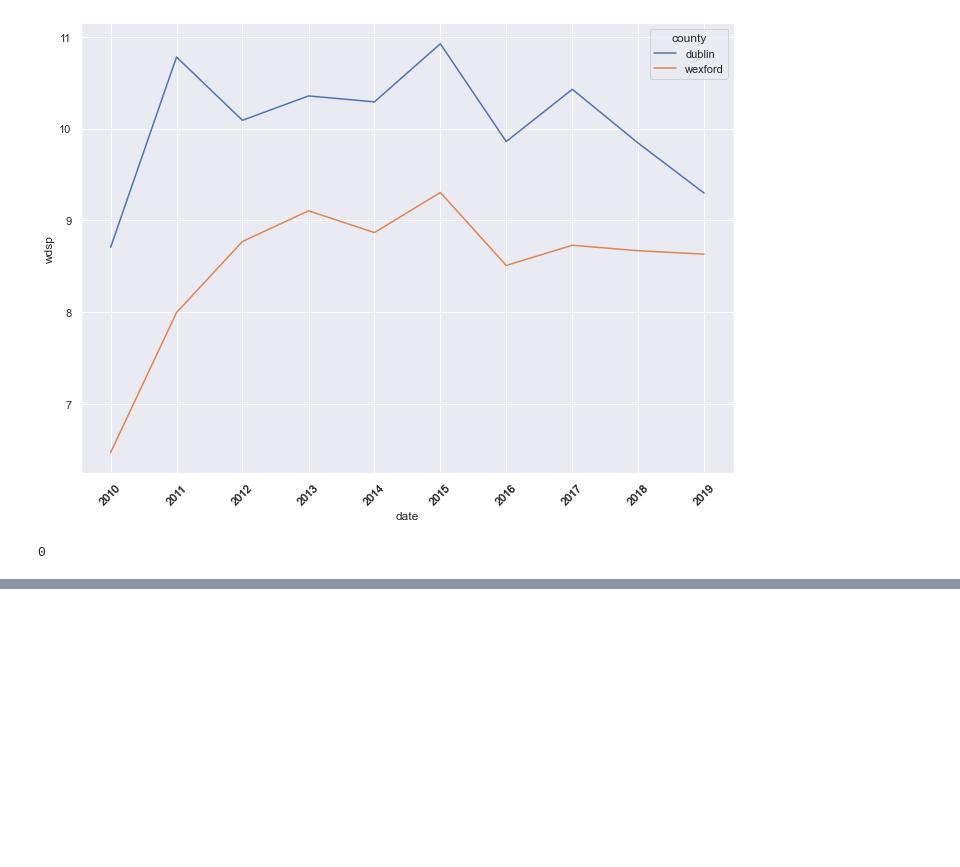
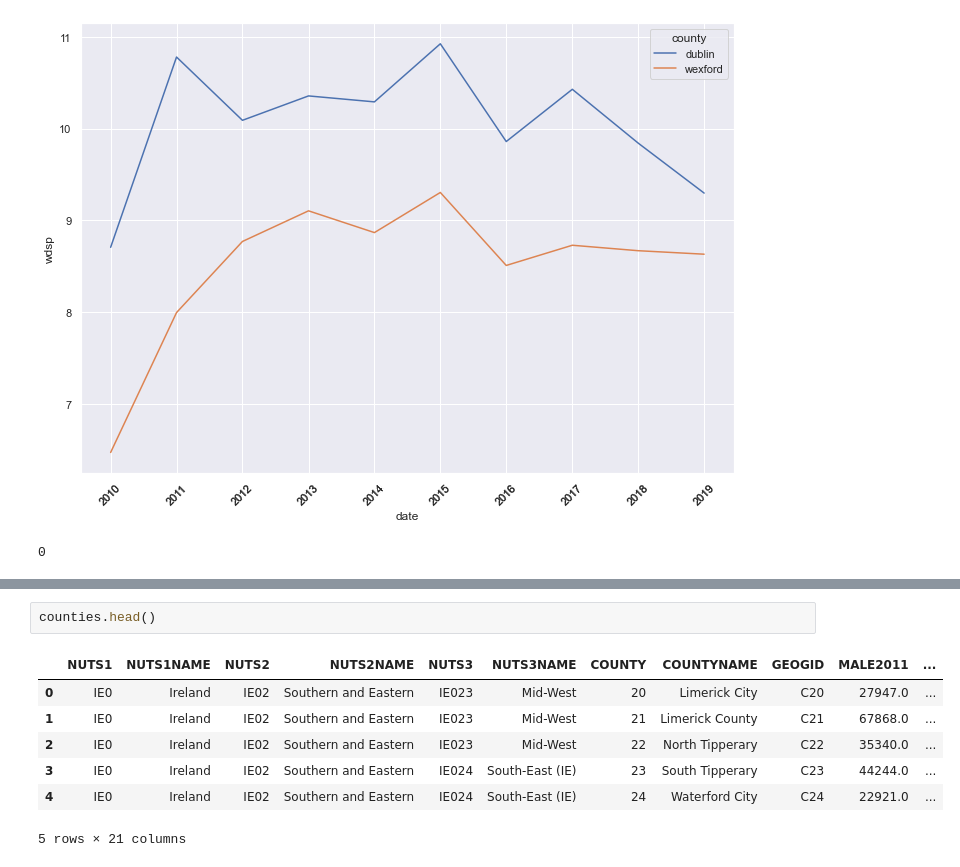
Before and after one commit to oislen/IrishClimateChange, a Jupyter notebook: scripts/02_data_analysis.ipynb, the cells around one changed output, grey strips where cells are left out. Cells and saved outputs as stored; diff of their text form; blank space fills up the shorter version.

```diff
--- a/scripts/02_data_analysis.ipynb
+++ b/scripts/02_data_analysis.ipynb
@@ -92,0 +89,10 @@ time_plot(year_data, x = 'date', y = 'rain', hue = 'county', strftime = year_str
+# %%
+counties.head()
+# %% [output]
+|  | NUTS1 | NUTS1NAME | NUTS2 | NUTS2NAME | NUTS3 | NUTS3NAME | COUNTY | COUNTYNAME | GEOGID | MALE2011 | ... |
+| 0 | IE0 | Ireland | IE02 | Southern and Eastern | IE023 | Mid-West | 20 | Limerick City | C20 | 27947.0 | ... |
+| 1 | IE0 | Ireland | IE02 | Southern and Eastern | IE023 | Mid-West | 21 | Limerick County | C21 | 67868.0 | ... |
+| 2 | IE0 | Ireland | IE02 | Southern and Eastern | IE023 | Mid-West | 22 | North Tipperary | C22 | 35340.0 | ... |
+| 3 | IE0 | Ireland | IE02 | Southern and Eastern | IE024 | South-East (IE) | 23 | South Tipperary | C23 | 44244.0 | ... |
+| 4 | IE0 | Ireland | IE02 | Southern and Eastern | IE024 | South-East (IE) | 24 | Waterford City | C24 | 22921.0 | ... |
+5 rows × 21 columns
```
Also changed, not shown: parts of 8 cells of this notebook.
